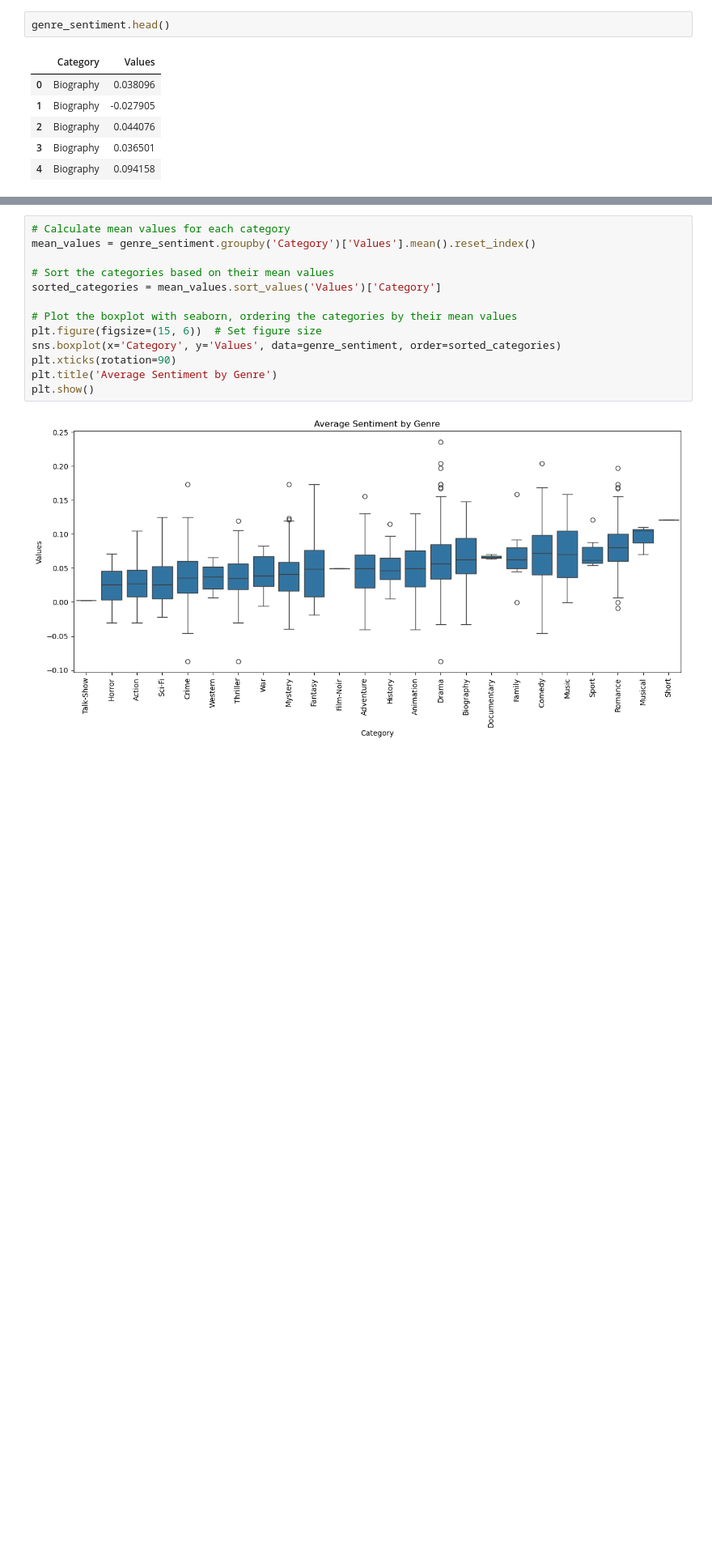
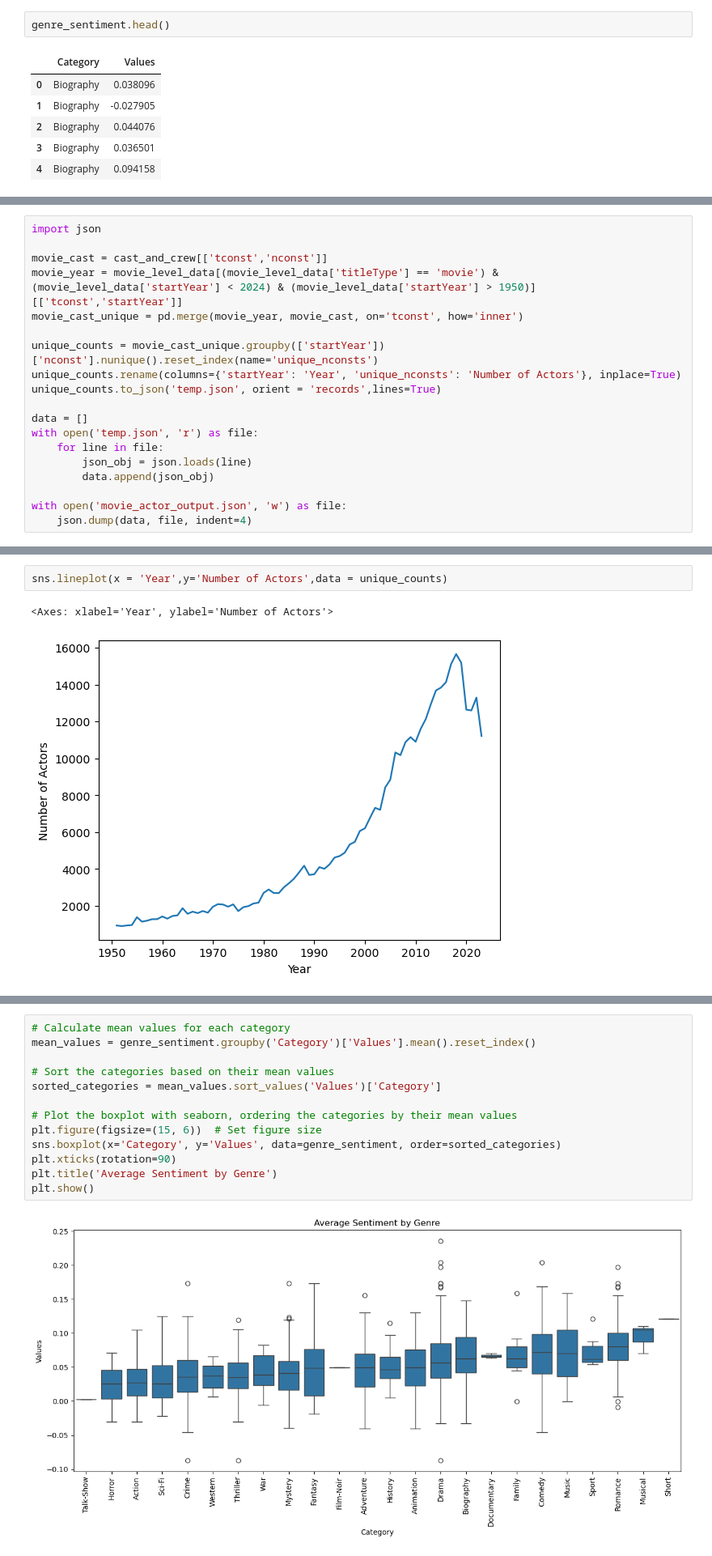
Before and after one commit to wmcgloin/movie_project, a Jupyter notebook: docs/sample_viz.ipynb, the cells around one changed output, grey strips where cells are left out. Shown at 81% size. Drawn from its saved outputs; the diff is of its cells as text; blank space fills up the shorter version.

```diff
--- a/docs/sample_viz.ipynb
+++ b/docs/sample_viz.ipynb
@@ -79,0 +434,19 @@ movie_level_data.head()
+# %%
+import json
+
+movie_cast = cast_and_crew[['tconst','nconst']]
+movie_year = movie_level_data[(movie_level_data['titleType'] == 'movie') & (movie_level_data['startYear'] < 2024) & (movie_level_data['startYear'] > 1950)][['tconst','startYear']]
+movie_cast_unique = pd.merge(movie_year, movie_cast, on='tconst', how='inner')
+
+unique_counts = movie_cast_unique.groupby(['startYear'])['nconst'].nunique().reset_index(name='unique_nconsts')
+unique_counts.rename(columns={'startYear': 'Year', 'unique_nconsts': 'Number of Actors'}, inplace=True)
+unique_counts.to_json('temp.json', orient = 'records',lines=True)
+
+data = []
+with open('temp.json', 'r') as file:
+    for line in file:
+        json_obj = json.loads(line)
+        data.append(json_obj)
+
+with open('movie_actor_output.json', 'w') as file:
+    json.dump(data, file, indent=4)
@@ -79,0 +469,5 @@ movie_level_data.head()
+# %%
+sns.lineplot(x = 'Year',y='Number of Actors',data = unique_counts)
+# %% [output]
+<Axes: xlabel='Year', ylabel='Number of Actors'>
+[figure, added]
```
Also changed, not shown: parts of 43 cells of this notebook, 3 other files.
